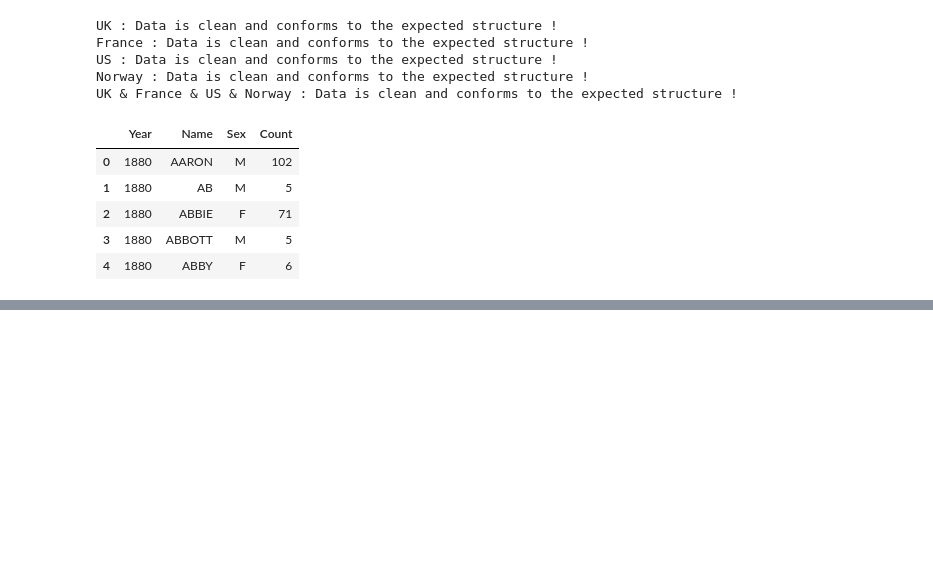
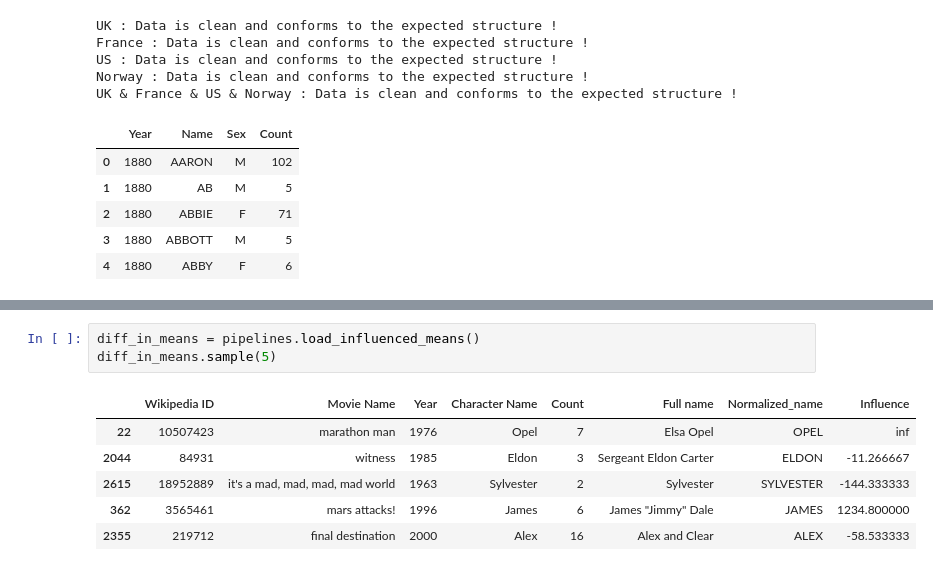
Before and after one commit to epfl-ada/ada-2024-project-dondata2025, a Jupyter notebook: results_MS3.ipynb, the cells around one changed output, grey strips where cells are left out. Cells and saved outputs as stored; diff of their text form; blank space fills up the shorter version.

```diff
--- a/results_MS3.ipynb
+++ b/results_MS3.ipynb
@@ -363,0 +444,10 @@ In order to to get all the data that we need ready to go, we have a function TOD
+# %%
+diff_in_means = pipelines.load_influenced_means()
+diff_in_means.sample(5)
+# %% [output]
+|  | Wikipedia ID | Movie Name | Year | Character Name | Count | Full name | Normalized_name | Influence |
+| 22 | 10507423 | marathon man | 1976 | Opel | 7 | Elsa Opel | OPEL | inf |
+| 2044 | 84931 | witness | 1985 | Eldon | 3 | Sergeant Eldon Carter | ELDON | -11.266667 |
+| 2615 | 18952889 | it's a mad, mad, mad, mad world | 1963 | Sylvester | 2 | Sylvester | SYLVESTER | -144.333333 |
+| 362 | 3565461 | mars attacks! | 1996 | James | 6 | James "Jimmy" Dale | JAMES | 1234.800000 |
+| 2355 | 219712 | final destination | 2000 | Alex | 16 | Alex and Clear | ALEX | -58.533333 |
```
Also changed, not shown: parts of 12 cells of this notebook.
